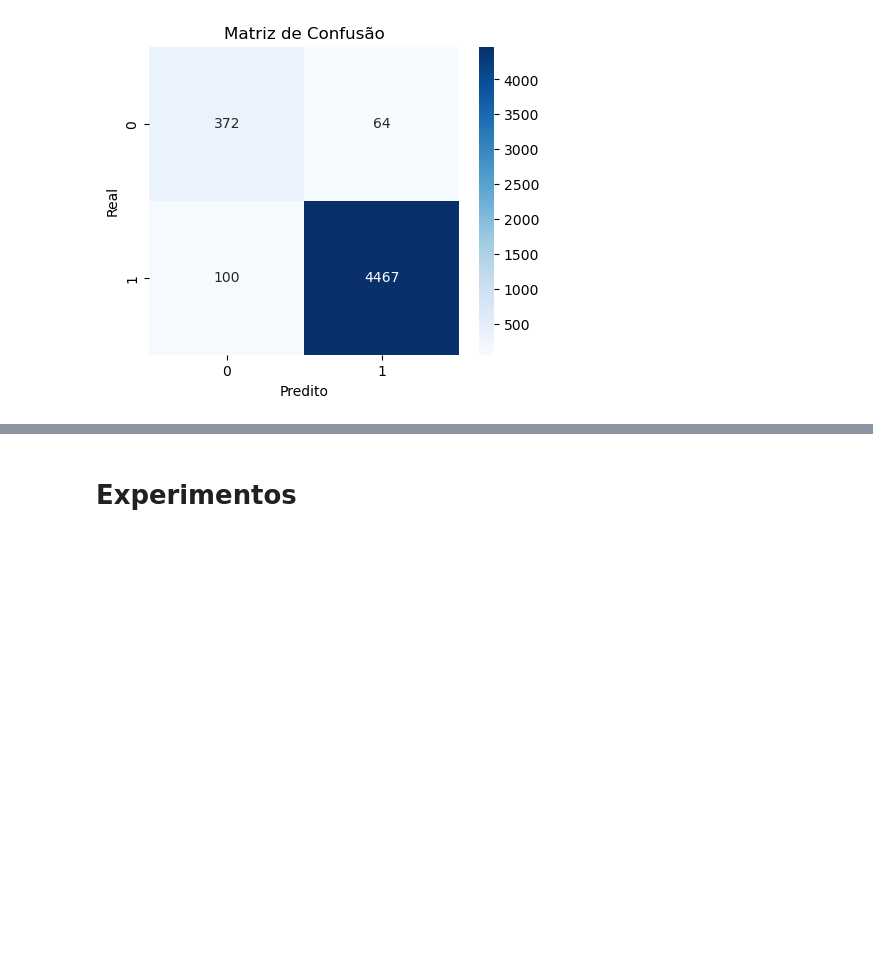
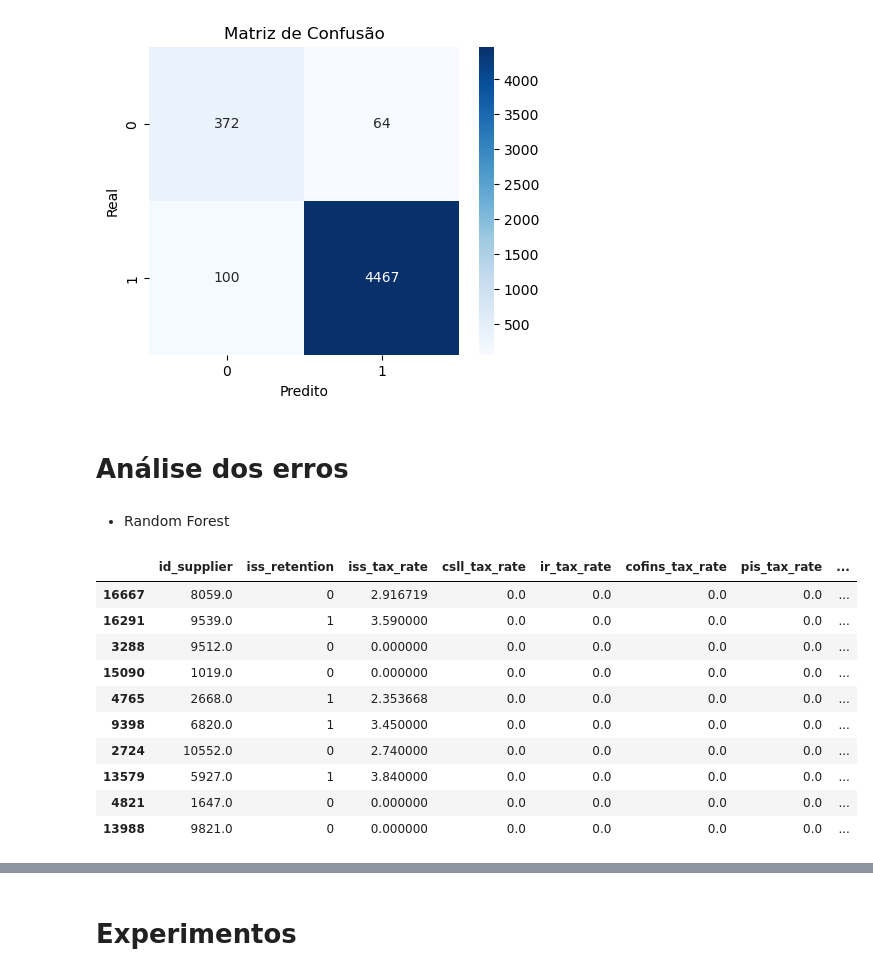
Before and after one commit to augustces/DeteccaoDeNotasFiscaisInvalidas, a Jupyter notebook: notebook/Detecção de Impostos Invalidos.ipynb, the cells around one changed output, grey strips where cells are left out. Cells and saved outputs as stored; diff of their text form; code cells hidden in the pictures; blank space fills up the shorter version.

```diff
--- a/notebook/Detecção de Impostos Invalidos.ipynb
+++ b/notebook/Detecção de Impostos Invalidos.ipynb
@@ -649,10 +613,12 @@ def evaluate_model(model, X_test, y_test):
     plt.xlabel("Predito")
     plt.ylabel("Real")
     plt.show()
+
+    return y_pred
 # %% [markdown]
 ## Random Forest
 # %%
-evaluate_model(rf, X_test, y_test)
+y_pred_rf = evaluate_model(rf, X_test, y_test)
 # %% [output]
 Avaliação do Modelo
 Accuracy       : 0.973
@@ -693,3 +659,24 @@ Relatório de Classificação:
    macro avg       0.89      0.92      0.90      5003
 weighted avg       0.97      0.97      0.97      5003
 [figure]
+# %% [markdown]
+# Análise dos erros
+# %% [markdown]
+- Random Forest
+# %%
+df_erros = pd.DataFrame({'Verdadeiro': y_test, 'Previsto': y_pred_rf})
+df_erros = pd.concat([pd.DataFrame(X_test), df_erros], axis = 1)
+df_erros = df_erros[df_erros['Verdadeiro'] != df_erros['Previsto']]
+df_erros.head(10)
+# %% [output]
+|  | id_supplier | iss_retention | iss_tax_rate | csll_tax_rate | ir_tax_rate | cofins_tax_rate | pis_tax_rate | ... |
+| 16667 | 8059.0 | 0 | 2.916719 | 0.0 | 0.0 | 0.0 | 0.0 | ... |
+| 16291 | 9539.0 | 1 | 3.590000 | 0.0 | 0.0 | 0.0 | 0.0 | ... |
+| 3288 | 9512.0 | 0 | 0.000000 | 0.0 | 0.0 | 0.0 | 0.0 | ... |
+| 15090 | 1019.0 | 0 | 0.000000 | 0.0 | 0.0 | 0.0 | 0.0 | ... |
+| 4765 | 2668.0 | 1 | 2.353668 | 0.0 | 0.0 | 0.0 | 0.0 | ... |
+| 9398 | 6820.0 | 1 | 3.450000 | 0.0 | 0.0 | 0.0 | 0.0 | ... |
+| 2724 | 10552.0 | 0 | 2.740000 | 0.0 | 0.0 | 0.0 | 0.0 | ... |
+| 13579 | 5927.0 | 1 | 3.840000 | 0.0 | 0.0 | 0.0 | 0.0 | ... |
+| 4821 | 1647.0 | 0 | 0.000000 | 0.0 | 0.0 | 0.0 | 0.0 | ... |
+| 13988 | 9821.0 | 0 | 0.000000 | 0.0 | 0.0 | 0.0 | 0.0 | ... |
```
Also changed, not shown: parts of 12 cells of this notebook, 4 other files.
